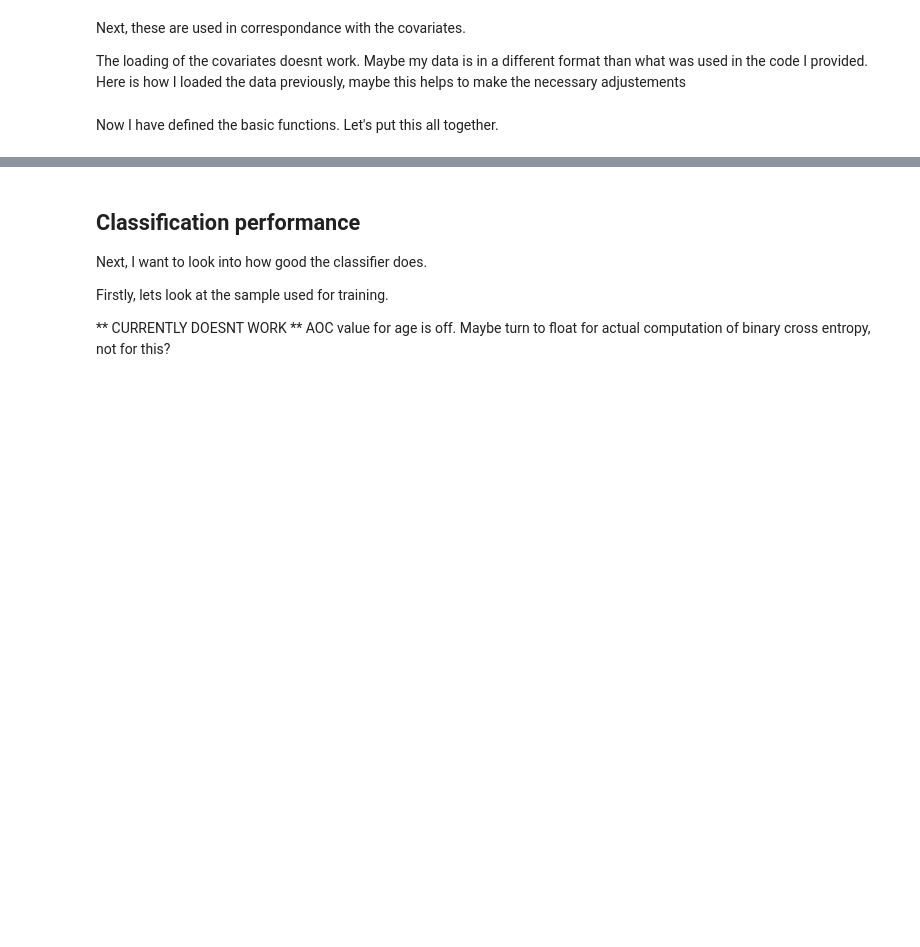
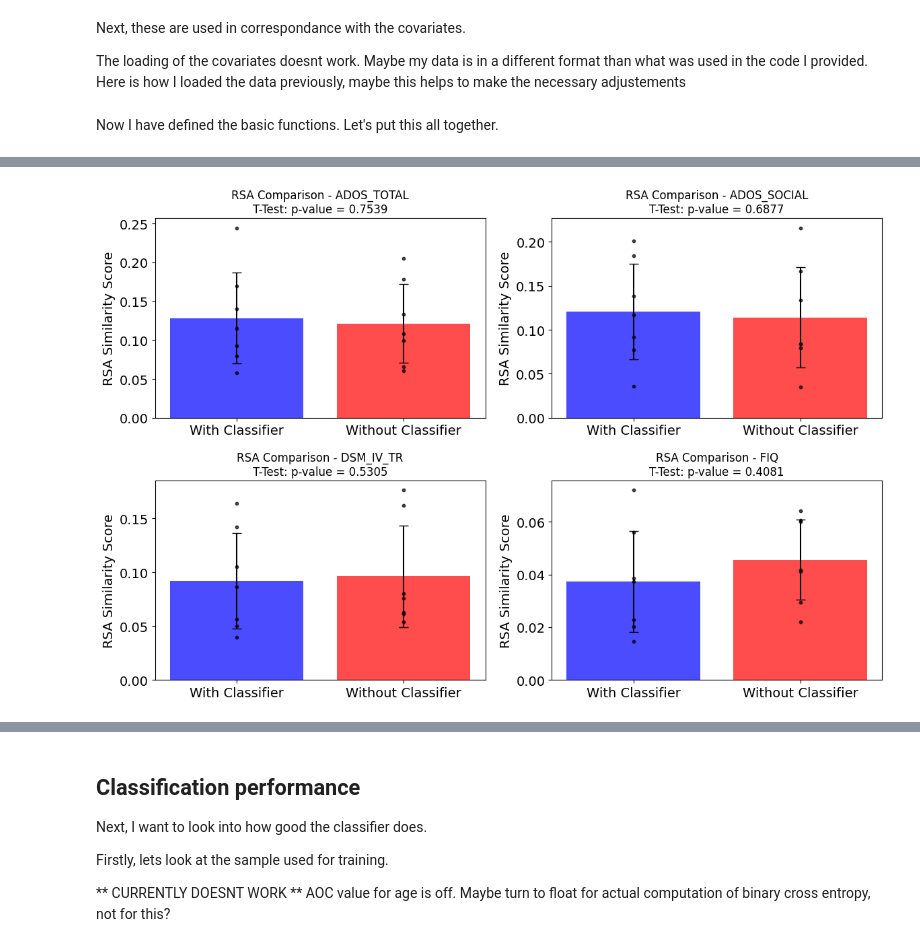
Before and after one commit to tchaase/cVAE_autism, a Jupyter notebook: code/cVAE_autism.ipynb, the cells around one changed output, grey strips where cells are left out. Cells and saved outputs as stored; diff of their text form; code cells hidden in the pictures; blank space fills up the shorter version.

```diff
--- a/code/cVAE_autism.ipynb
+++ b/code/cVAE_autism.ipynb
@@ -2148,0 +2238,5 @@ ValueError: ignored
+# %%
+# Pair 2: RSA With Classifier Autism vs. RSA Without Classifier Autism
+create_rsa_bar_plots(rsa_with_classifier_autism, rsa_without_classifier_autism)
+# %% [output]
+[figure, added]
```
Also changed, not shown: parts of 18 cells of this notebook.
